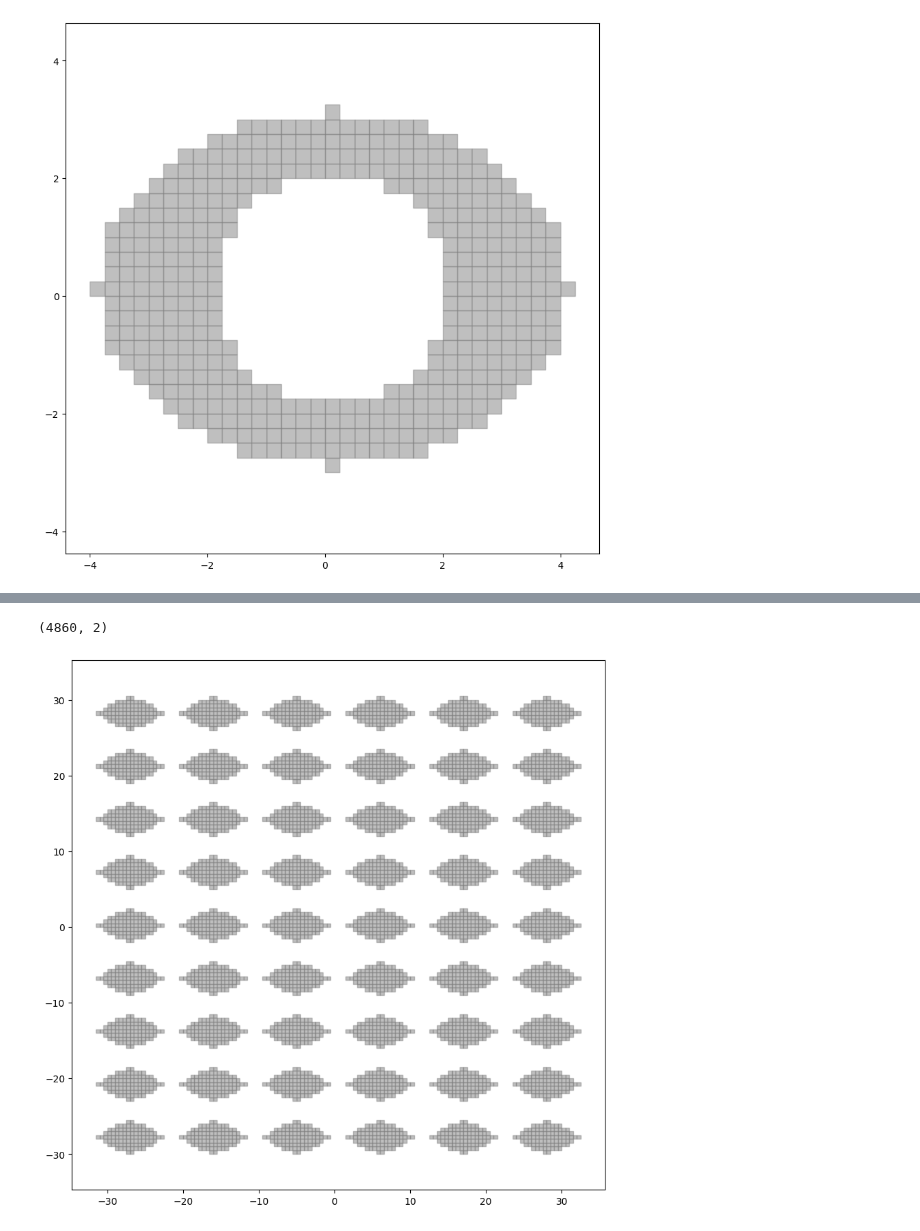
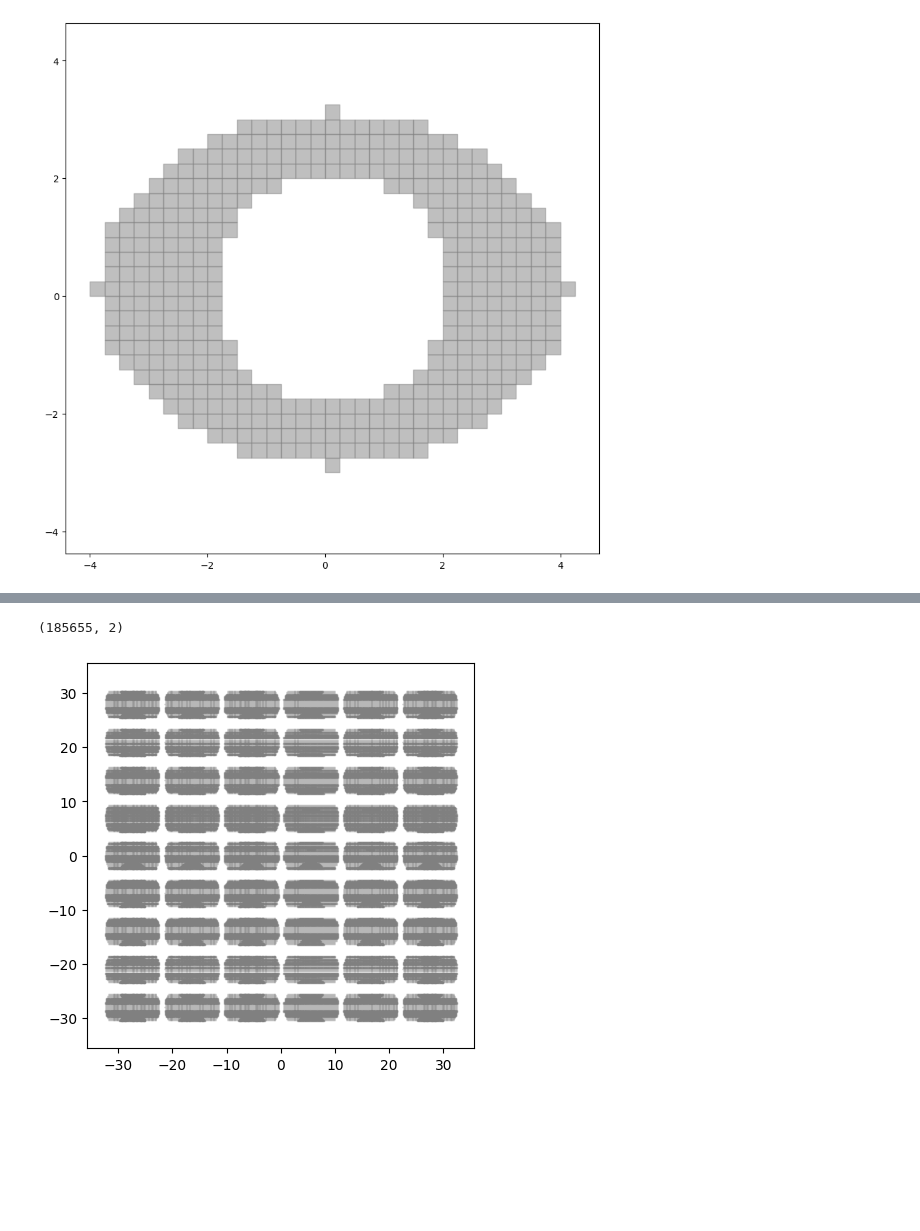
Before and after one commit to danpacho/capstone_1, a Jupyter notebook: test.pattern_unit.ipynb, the cells around one changed output, grey strips where cells are left out. Drawn from its saved outputs; the diff is of its cells as text; code cells hidden in the pictures; blank space fills up the shorter version.

Commit message:
test: update pattern unit test result

```diff
--- a/test.pattern_unit.ipynb
+++ b/test.pattern_unit.ipynb
@@ -11,20 +11,37 @@ from src.geometry.pattern_unit import (
 from src.grid.visualize_points import visualize_points
 
 
+count = 0  # Declare count as a global variable
+
+
+def execution_count_based_shape(x, y):
+    global count  # Declare count as a global variable
+
+    def inner(x, y):
+        global count  # Declare count as a global variable
+        count += 1
+        is_in_circle = x**2 + y**2 <= 25
+        is_in_parabola = abs(y) >= x**2 / 4 + 1
+
+        if count % 2 == 0:
+            return is_in_circle
+        else:
+            return is_in_parabola
+
+    return inner(x, y)
+
+
 shape = Shape(
     w=10,
     h=5,
     area_functions=[
-        # lambda x, y: x**2 + y**2 <= 25,  # circle
-        lambda x, y: x**2 / 9 + y**2 / 4 <= 1,  # ellipse
-        lambda x, y: abs(x / 2) + abs(y) <= 2,  # diamond
-        # lambda x, y: y >= x**2 / 4 + 1,  # parabola
+        execution_count_based_shape,
     ],
 )
 
 
 # create the pattern unit
-pattern_unit = PatternUnit(shape, k=0.5)
+pattern_unit = PatternUnit(shape, k=0.1)
 
 
 visualize_points(pattern_unit.shape_matrix, k=pattern_unit.grid.k)
@@ -100,20 +122,24 @@ visualize_points(corn_pattern.pattern_matrix, k=corn_pattern.pattern_unit.grid.k
 # %%
 Dx = 1
 grid_transformation = PatternTransformation("grid", dx=Dx, dy=2, di=Dx / 2)
 
 grid_transformation_vector = PatternTransformationMatrix(
     pattern_unit=pattern_unit,
     pattern_transformation=grid_transformation,
     pattern_bound=((-30, 30), (-30, 30)),
 )
 
 grid_pattern = Pattern(
     pattern_transformation_matrix=grid_transformation_vector,
 )
 
 print(grid_pattern.pattern_matrix.shape)
 
-visualize_points(grid_pattern.pattern_matrix, k=grid_pattern.pattern_unit.grid.k)
+visualize_points(
+    grid_pattern.pattern_matrix,
+    k=grid_pattern.pattern_unit.grid.k,
+    fig_size=(5, 5),
+)
 # %% [output]
-(4860, 2)
+(185655, 2)
-[figure, old version]
+[figure, new version]
```
Also changed, not shown: parts of 3 cells of this notebook.
